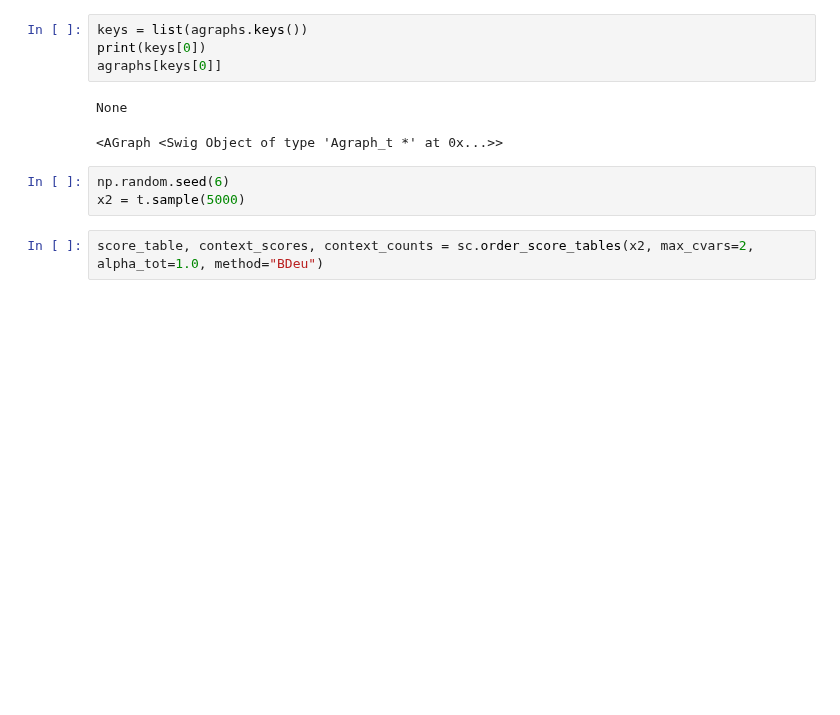
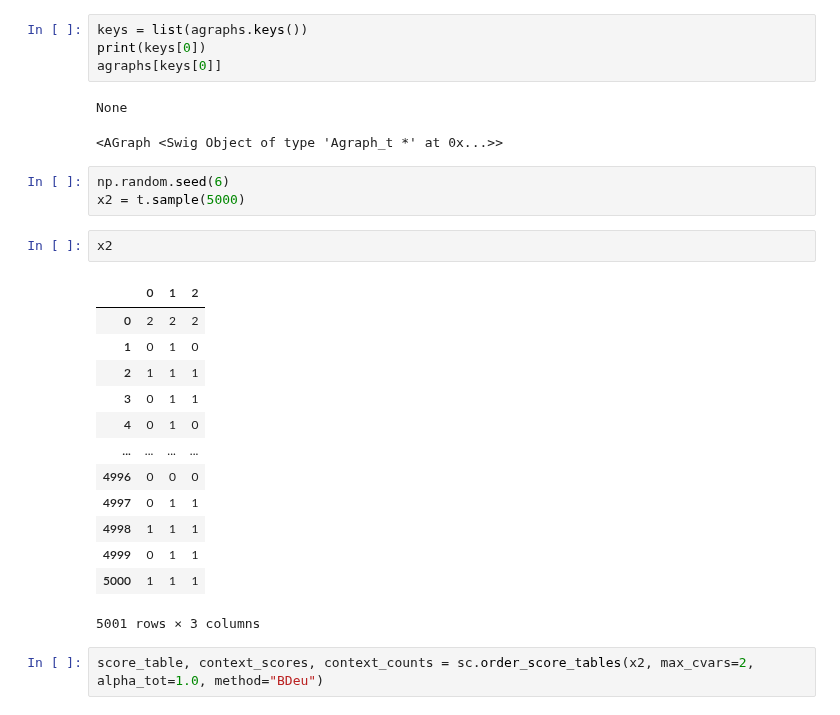
Before and after one commit to felixleopoldo/cstrees, a Jupyter notebook: src/learn_sandbox.ipynb, the cells around one changed output. Drawn from its saved outputs; the diff is of its cells as text; blank space fills up the shorter version.

```diff
--- a/src/learn_sandbox.ipynb
+++ b/src/learn_sandbox.ipynb
@@ -194,5 +197,21 @@ None
 # %%
 np.random.seed(6)
 x2 = t.sample(5000)
+# %%
+x2
+# %% [output]
+|  | 0 | 1 | 2 |
+| 0 | 2 | 2 | 2 |
+| 1 | 0 | 1 | 0 |
+| 2 | 1 | 1 | 1 |
+| 3 | 0 | 1 | 1 |
+| 4 | 0 | 1 | 0 |
+| ... | ... | ... | ... |
+| 4996 | 0 | 0 | 0 |
+| 4997 | 0 | 1 | 1 |
+| 4998 | 1 | 1 | 1 |
+| 4999 | 0 | 1 | 1 |
+| 5000 | 1 | 1 | 1 |
+5001 rows × 3 columns
 # %%
 score_table, context_scores, context_counts = sc.order_score_tables(x2, max_cvars=2, alpha_tot=1.0, method="BDeu")
```
Also changed, not shown: parts of 3 cells of this notebook, 2 other files.
